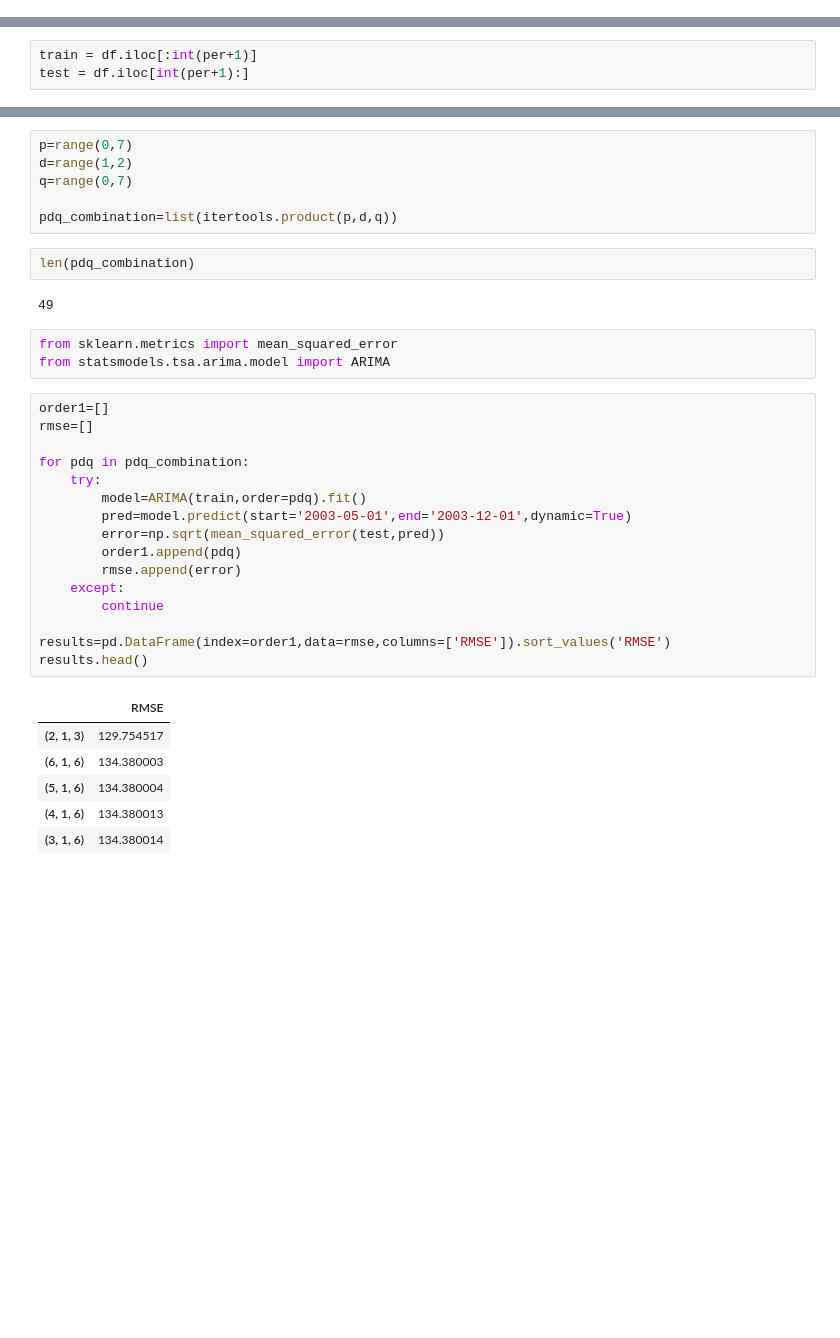
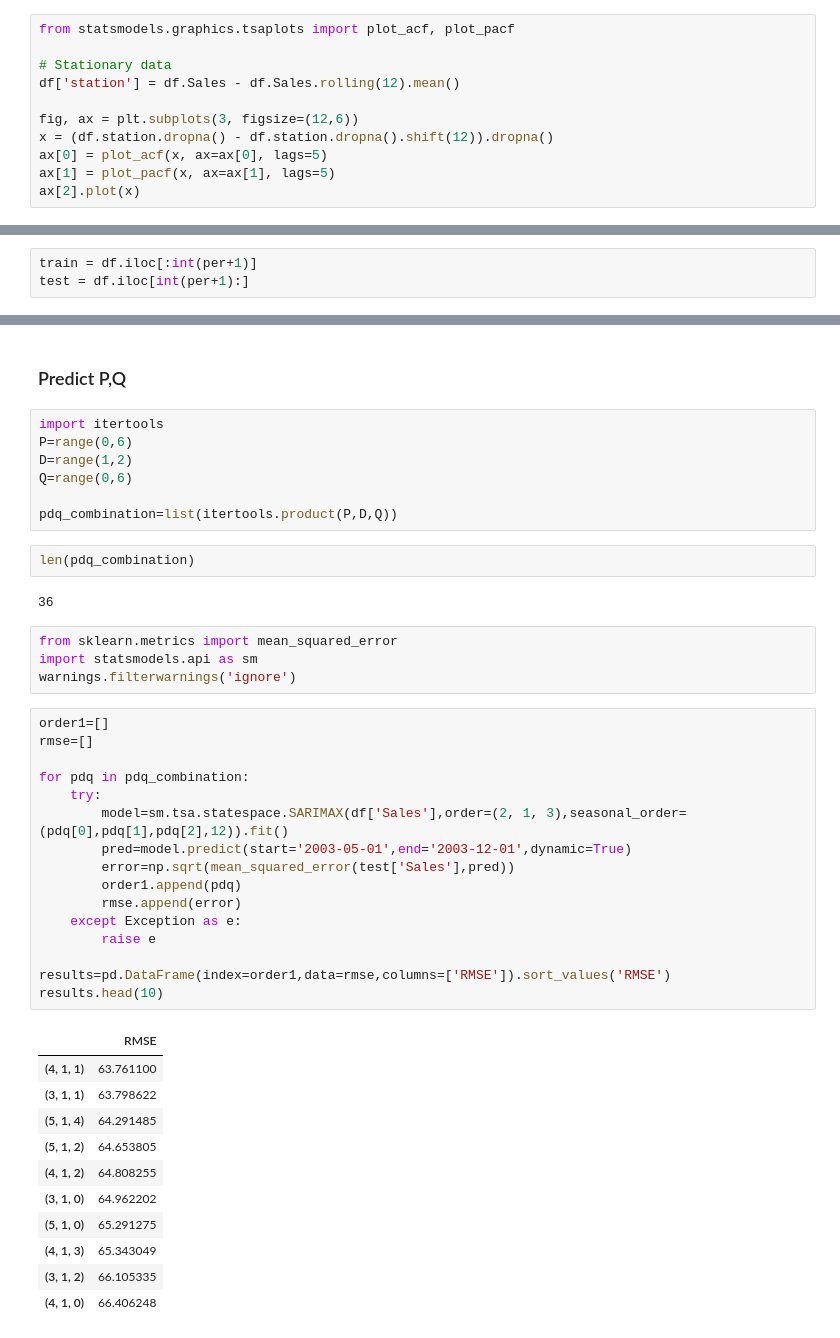
Before and after one commit to shiv0112/time_series_sales, a Jupyter notebook: notebooks/SARIMA model.ipynb, the cells around one changed output, grey strips where cells are left out. Saved outputs shown, nothing was run; the diff lists cells and outputs as text; blank space fills up the shorter version.

```diff
--- a/notebooks/SARIMA model.ipynb
+++ b/notebooks/SARIMA model.ipynb
@@ -196,0 +120,11 @@ fig = sm.graphics.tsa.plot_pacf(data['Sales First Difference'].dropna(),lags=10,
+# %%
+from statsmodels.graphics.tsaplots import plot_acf, plot_pacf
+
+# Stationary data
+df['station'] = df.Sales - df.Sales.rolling(12).mean()
+
+fig, ax = plt.subplots(3, figsize=(12,6))
+x = (df.station.dropna() - df.station.dropna().shift(12)).dropna()
+ax[0] = plot_acf(x, ax=ax[0], lags=5)
+ax[1] = plot_pacf(x, ax=ax[1], lags=5)
+ax[2].plot(x)
@@ -238,36 +179,45 @@ import itertools
+# %% [markdown]
+### Predict P,Q
 # %%
-p=range(0,7)
-d=range(1,2)
-q=range(0,7)
+import itertools
+P=range(0,6)
+D=range(1,2)
+Q=range(0,6)
 
-pdq_combination=list(itertools.product(p,d,q))
+pdq_combination=list(itertools.product(P,D,Q))
 # %%
 len(pdq_combination)
 # %% [output]
-49
+36
 # %%
 from sklearn.metrics import mean_squared_error
-from statsmodels.tsa.arima.model import ARIMA
+import statsmodels.api as sm
+warnings.filterwarnings('ignore')
 # %%
 order1=[]
 rmse=[]
 
 for pdq in pdq_combination:
     try:
-        model=ARIMA(train,order=pdq).fit()
+        model=sm.tsa.statespace.SARIMAX(df['Sales'],order=(2, 1, 3),seasonal_order=(pdq[0],pdq[1],pdq[2],12)).fit()
         pred=model.predict(start='2003-05-01',end='2003-12-01',dynamic=True)
-        error=np.sqrt(mean_squared_error(test,pred))
+        error=np.sqrt(mean_squared_error(test['Sales'],pred))
         order1.append(pdq)
         rmse.append(error)
-    except:
-        continue
+    except Exception as e:
+        raise e
 
 results=pd.DataFrame(index=order1,data=rmse,columns=['RMSE']).sort_values('RMSE')
-results.head()
+results.head(10)
 # %% [output]
 |  | RMSE |
-| (2, 1, 3) | 129.754517 |
-| (6, 1, 6) | 134.380003 |
-| (5, 1, 6) | 134.380004 |
-| (4, 1, 6) | 134.380013 |
-| (3, 1, 6) | 134.380014 |
+| (4, 1, 1) | 63.761100 |
+| (3, 1, 1) | 63.798622 |
+| (5, 1, 4) | 64.291485 |
+| (5, 1, 2) | 64.653805 |
+| (4, 1, 2) | 64.808255 |
+| (3, 1, 0) | 64.962202 |
+| (5, 1, 0) | 65.291275 |
+| (4, 1, 3) | 65.343049 |
+| (3, 1, 2) | 66.105335 |
+| (4, 1, 0) | 66.406248 |
```
Also changed, not shown: parts of 49 cells of this notebook, 1 other file.
